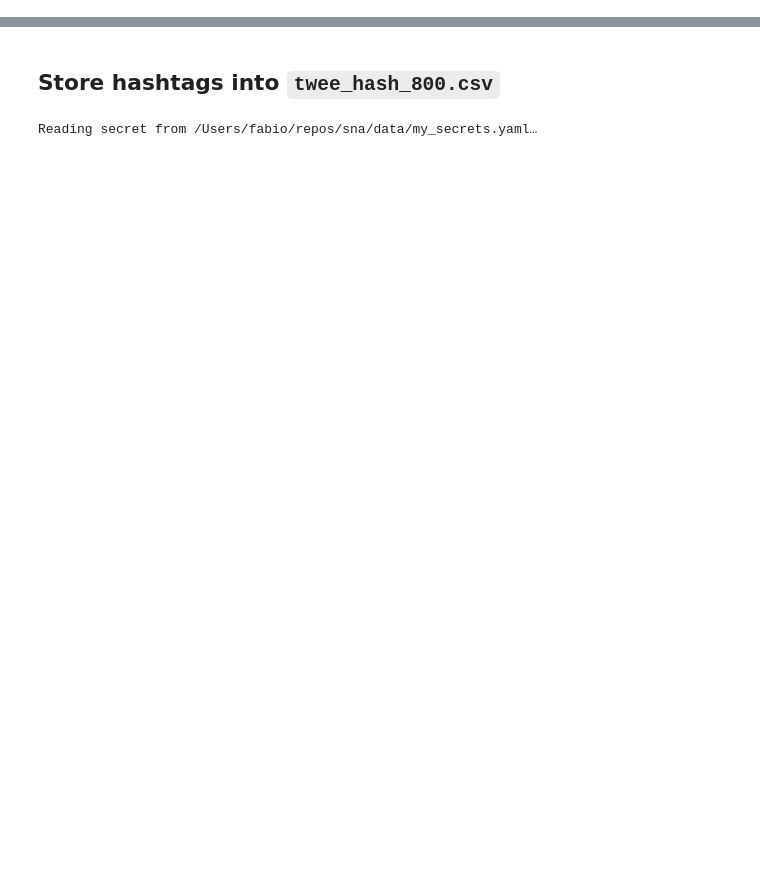
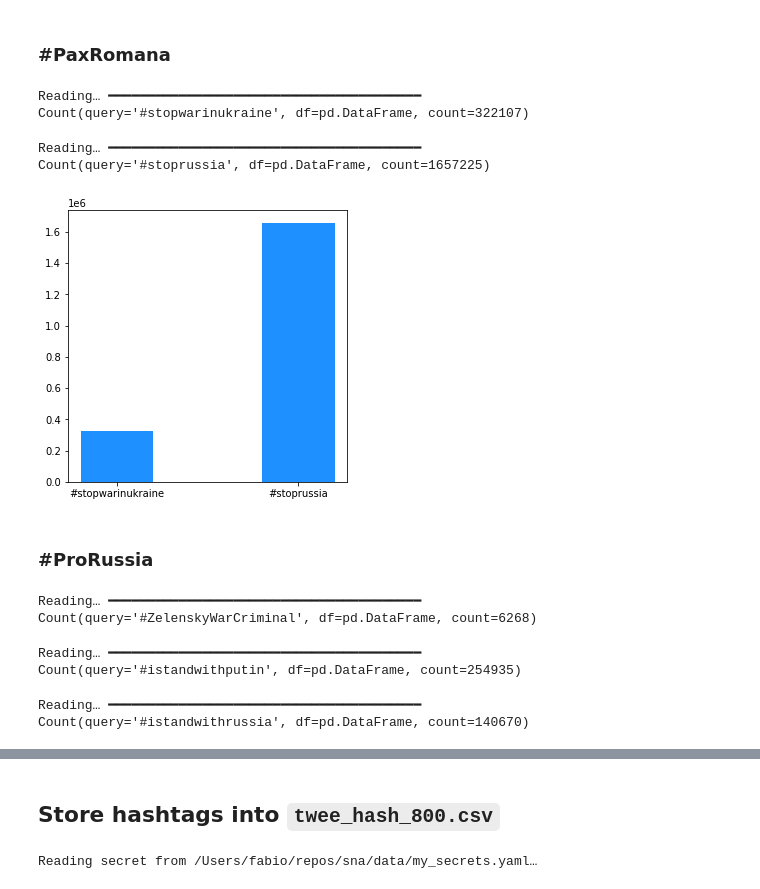
Before and after one commit to gatto/ds-network-analysis, a Jupyter notebook: py/net_building/1) hashtag_list with threshold.ipynb, the cells around one changed output, grey strips where cells are left out. Drawn from its saved outputs; the diff is of its cells as text; code cells hidden in the pictures; blank space fills up the shorter version.

```diff
--- a/py/net_building/1) hashtag_list with threshold.ipynb
+++ b/py/net_building/1) hashtag_list with threshold.ipynb
@@ -17,0 +45,42 @@ from extract import extract_tags
+# %% [markdown]
+### #PaxRomana
+# %%
+c3=Count(query="#stopwarinukraine")
+print(c3)
+# %% [output]
+Reading… ━━━━━━━━━━━━━━━━━━━━━━━━━━━━━━━━━━━━━━━━
+Count(query='#stopwarinukraine', df=pd.DataFrame, count=322107)
+# %%
+c4=Count(query="#stoprussia")
+print(c4)
+# %% [output]
+Reading… ━━━━━━━━━━━━━━━━━━━━━━━━━━━━━━━━━━━━━━━━
+Count(query='#stoprussia', df=pd.DataFrame, count=1657225)
+# %%
+cat=[c3.query,c4.query]
+values=[c3.count, c4.count]
+fig=plt.figure(figsize=(5,5))
+plt.bar(cat,values, width=0.4, color='dodgerblue')
+plt.show()
+# %% [output]
+[figure, added]
+# %% [markdown]
+### #ProRussia
+# %%
+c5=Count(query="#ZelenskyWarCriminal")
+print(c5)
+# %% [output]
+Reading… ━━━━━━━━━━━━━━━━━━━━━━━━━━━━━━━━━━━━━━━━
+Count(query='#ZelenskyWarCriminal', df=pd.DataFrame, count=6268)
+# %%
+c6=Count(query="#istandwithputin")
+print(c6)
+# %% [output]
+Reading… ━━━━━━━━━━━━━━━━━━━━━━━━━━━━━━━━━━━━━━━━
+Count(query='#istandwithputin', df=pd.DataFrame, count=254935)
+# %%
+c7=Count(query="#istandwithrussia")
+print(c7)
+# %% [output]
+Reading… ━━━━━━━━━━━━━━━━━━━━━━━━━━━━━━━━━━━━━━━━
+Count(query='#istandwithrussia', df=pd.DataFrame, count=140670)
```
Also changed, not shown: parts of 15 cells of this notebook, 4 other files.
